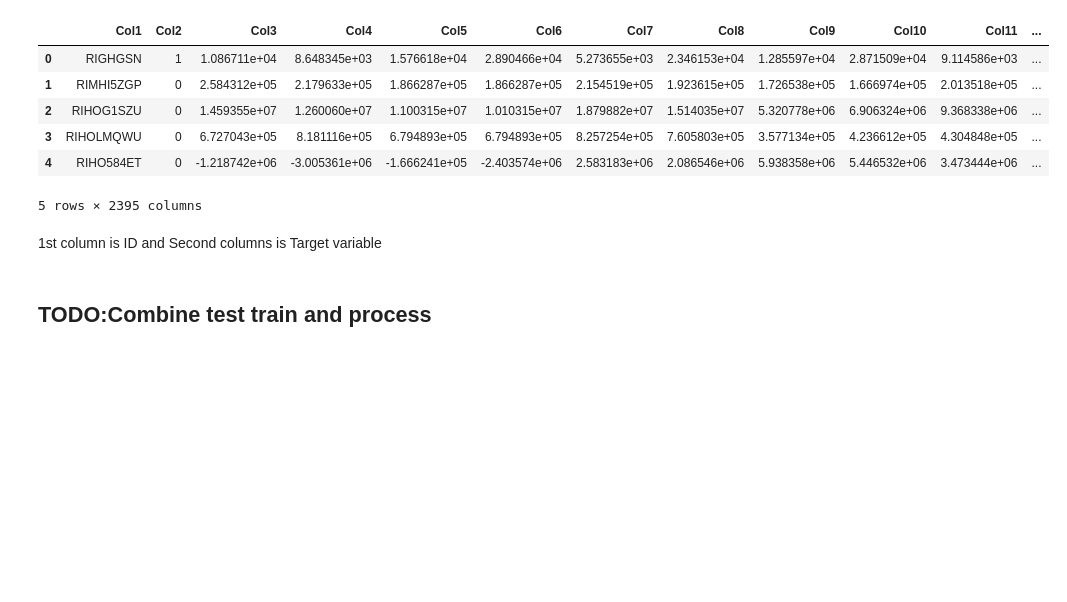
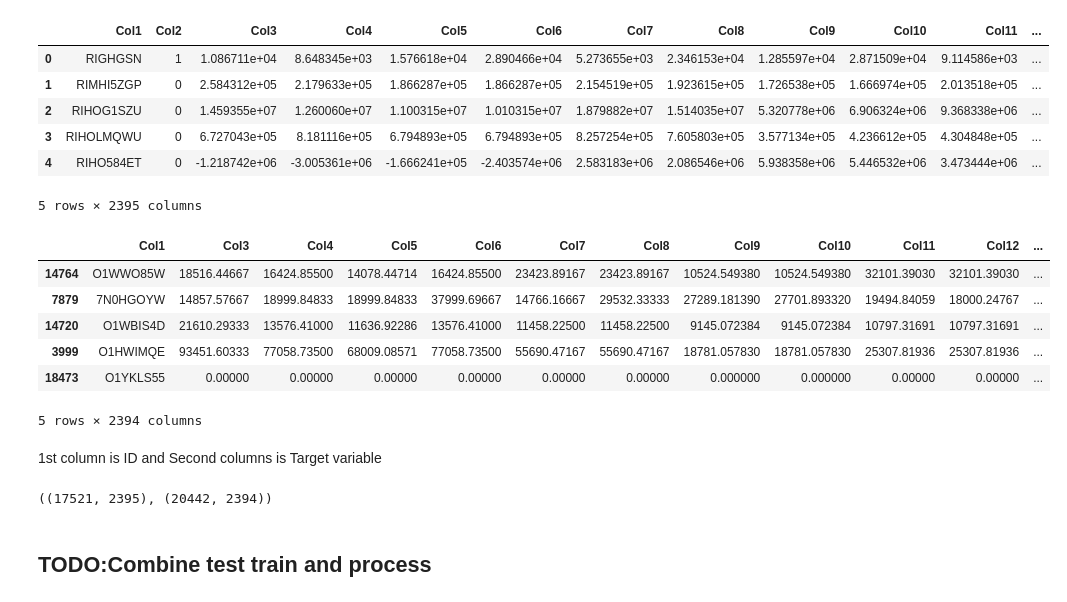
Before and after one commit to Shalakam/banking-behaviour-scorecard, a Jupyter notebook: kernel.ipynb, the cells around one changed output. Saved outputs shown, nothing was run; the diff lists cells and outputs as text; code cells hidden in the pictures; blank space fills up the shorter version.

```diff
--- a/kernel.ipynb
+++ b/kernel.ipynb
@@ -14,8 +18,9 @@ Drive already mounted at /content/drive; to attempt to forcibly remount, call dr
 # %% [markdown]
 ## Preprocessing
 # %%
-train_path = "./drive/My Drive/data/Train.csv"
-test_path = "./drive/My Drive/data/Test.csv"
+path = "./drive/My Drive/data/"
+train_path = path+"Train.csv"
+test_path = path+"Test.csv"
 
 train_df = pd.read_csv(train_path)
 test_df = pd.read_csv(test_path)
@@ -28,5 +33,15 @@ train_df.head()
 | 3 | RIHOLMQWU | 0 | 6.727043e+05 | 8.181116e+05 | 6.794893e+05 | 6.794893e+05 | 8.257254e+05 | 7.605803e+05 | 3.577134e+05 | 4.236612e+05 | 4.304848e+05 | ... |
 | 4 | RIHO584ET | 0 | -1.218742e+06 | -3.005361e+06 | -1.666241e+05 | -2.403574e+06 | 2.583183e+06 | 2.086546e+06 | 5.938358e+06 | 5.446532e+06 | 3.473444e+06 | ... |
 5 rows × 2395 columns
+# %%
+test_df.sample(5)
+# %% [output]
+|  | Col1 | Col3 | Col4 | Col5 | Col6 | Col7 | Col8 | Col9 | Col10 | Col11 | Col12 | ... |
+| 14764 | O1WWO85W | 18516.44667 | 16424.85500 | 14078.44714 | 16424.85500 | 23423.89167 | 23423.89167 | 10524.549380 | 10524.549380 | 32101.39030 | 32101.39030 | ... |
+| 7879 | 7N0HGOYW | 14857.57667 | 18999.84833 | 18999.84833 | 37999.69667 | 14766.16667 | 29532.33333 | 27289.181390 | 27701.893320 | 19494.84059 | 18000.24767 | ... |
+| 14720 | O1WBIS4D | 21610.29333 | 13576.41000 | 11636.92286 | 13576.41000 | 11458.22500 | 11458.22500 | 9145.072384 | 9145.072384 | 10797.31691 | 10797.31691 | ... |
+| 3999 | O1HWIMQE | 93451.60333 | 77058.73500 | 68009.08571 | 77058.73500 | 55690.47167 | 55690.47167 | 18781.057830 | 18781.057830 | 25307.81936 | 25307.81936 | ... |
+| 18473 | O1YKLS55 | 0.00000 | 0.00000 | 0.00000 | 0.00000 | 0.00000 | 0.00000 | 0.000000 | 0.000000 | 0.00000 | 0.00000 | ... |
+5 rows × 2394 columns
 # %% [markdown]
 1st column is ID and Second columns is Target variable
@@ -35,3 +51,7 @@ train_last_index = 17520
+# %%
+train_df.shape, test_df.shape
+# %% [output]
+((17521, 2395), (20442, 2394))
 # %% [markdown]
 ## TODO:Combine test train and process
 # %%
```
Also changed, not shown: parts of 41 cells of this notebook.
